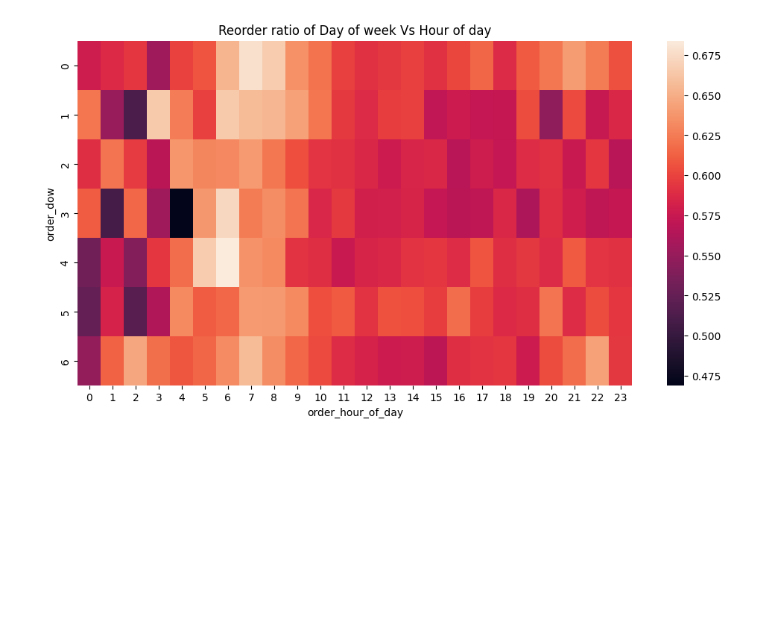
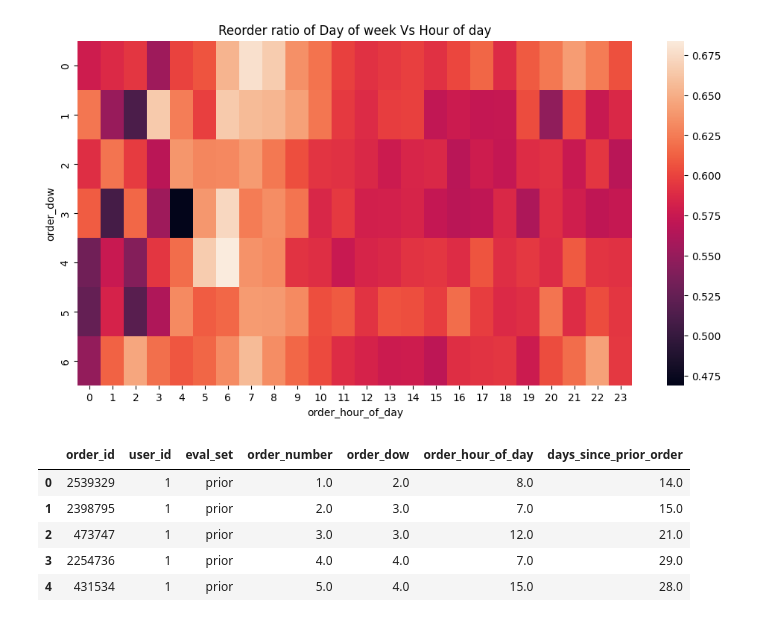
Before and after one commit to suyon0416/26-2_ESAA_YB, a Jupyter notebook: ESAA_YB_WEEK3.ipynb, the cells around one changed output. Drawn from its saved outputs; the diff is of its cells as text; code cells hidden in the pictures; blank space fills up the shorter version.

```diff
--- a/ESAA_YB_WEEK3.ipynb
+++ b/ESAA_YB_WEEK3.ipynb
@@ -362,3 +364,34 @@ plt.title("Reorder ratio of Day of week Vs Hour of day")
 plt.show()
 # %% [output]
 [figure]
+# %%
+from sklearn.impute import KNNImputer
+
+
+# 1. 데이터가 너무 크면 오래 걸리므로, 상위 10,000개 행만 샘플로 추출
+# (전체 데이터를 다 쓰려면 .head(10000) 부분을 지우고 orders_df로 사용)
+sample_df = orders_df.head(10000).copy()
+
+# 2. KNN 거리 계산에 사용할 수치형 컬럼 지정
+target_cols = [
+    'order_number',
+    'order_dow',
+    'order_hour_of_day',
+    'days_since_prior_order',
+]
+
+# 3. KNNImputer 객체 생성 (이웃 개수 k=10)
+imputer = KNNImputer(n_neighbors=10)
+
+# 4. 샘플 데이터에 결측치 대체(Imputation) 수행
+sample_df[target_cols] = imputer.fit_transform(sample_df[target_cols])
+
+# 5. 결과 확인 (결측치(NaN)가 잘 채워졌는지 확인)
+sample_df.head()
+# %% [output]
+|  | order_id | user_id | eval_set | order_number | order_dow | order_hour_of_day | days_since_prior_order |
+| 0 | 2539329 | 1 | prior | 1.0 | 2.0 | 8.0 | 14.0 |
+| 1 | 2398795 | 1 | prior | 2.0 | 3.0 | 7.0 | 15.0 |
+| 2 | 473747 | 1 | prior | 3.0 | 3.0 | 12.0 | 21.0 |
+| 3 | 2254736 | 1 | prior | 4.0 | 4.0 | 7.0 | 29.0 |
+| 4 | 431534 | 1 | prior | 5.0 | 4.0 | 15.0 | 28.0 |
```
Also changed, not shown: parts of 1 cell of this notebook.
